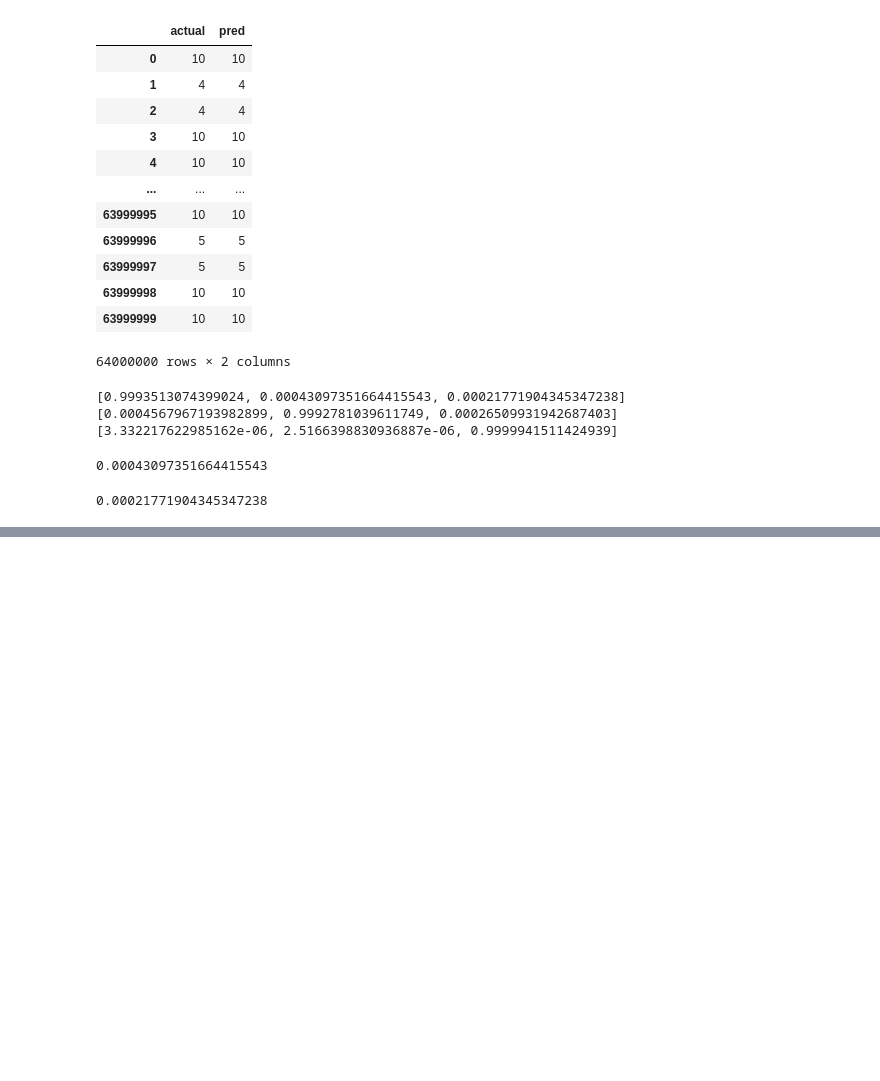
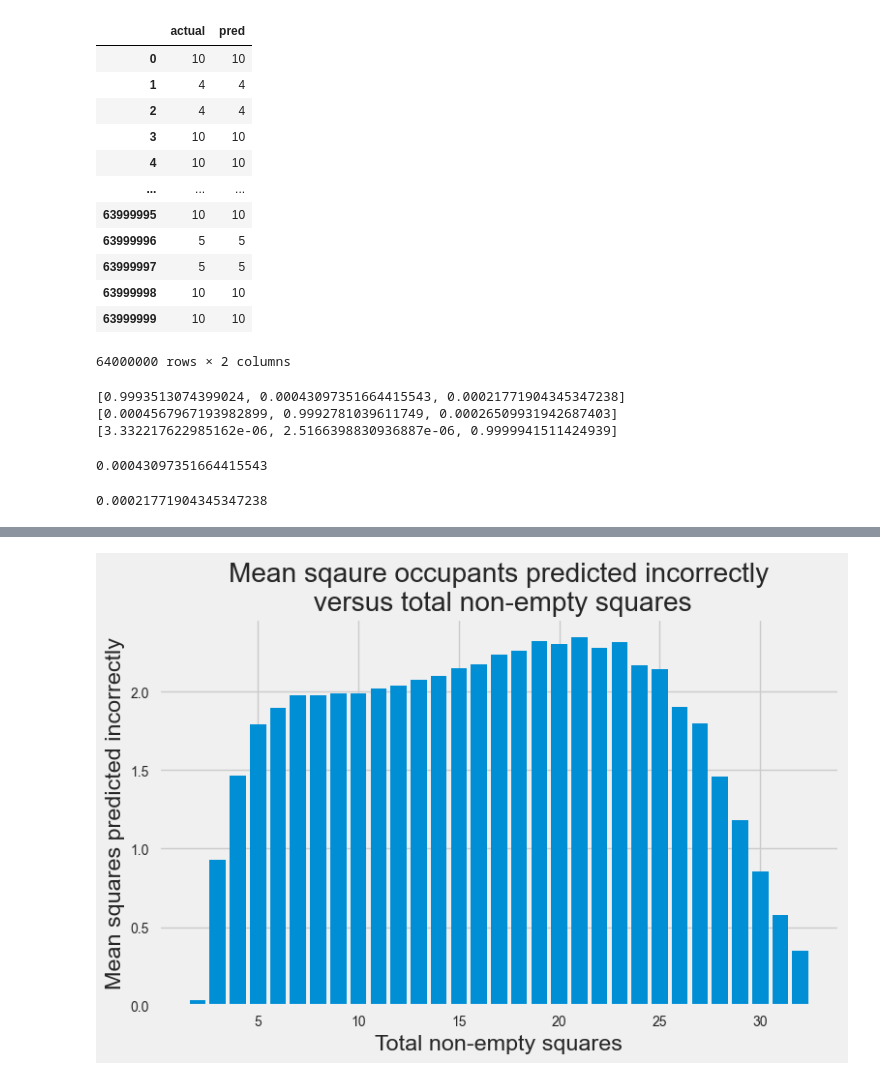
Before and after one commit to fishac/PoorEyesightChess, a Jupyter notebook: PoorEyesightPerformanceEvaluation.ipynb, the cells around one changed output, grey strips where cells are left out. Saved outputs shown, nothing was run; the diff lists cells and outputs as text; code cells hidden in the pictures; blank space fills up the shorter version.

Commit message:
Add a plot and discussion

```diff
--- a/PoorEyesightPerformanceEvaluation.ipynb
+++ b/PoorEyesightPerformanceEvaluation.ipynb
@@ -471,0 +488,11 @@ xw_accuracy
+# %%
+total_piece_acc_mean = df[['total_pieces','total_incorrect']].groupby(by='total_pieces').mean()
+# %%
+plt.bar(total_piece_acc_mean.index,total_piece_acc_mean['total_incorrect'])
+plt.title('Mean sqaure occupants predicted incorrectly\n versus total non-empty squares')
+plt.xlabel('Total non-empty squares')
+plt.ylabel('Mean squares predicted incorrectly')
+plt.tight_layout()
+plt.savefig('./figs/incorrectvsnonempty.pdf')
+# %% [output]
+[figure, added]
```
Also changed, not shown: parts of 4 cells of this notebook, 19 other files.
